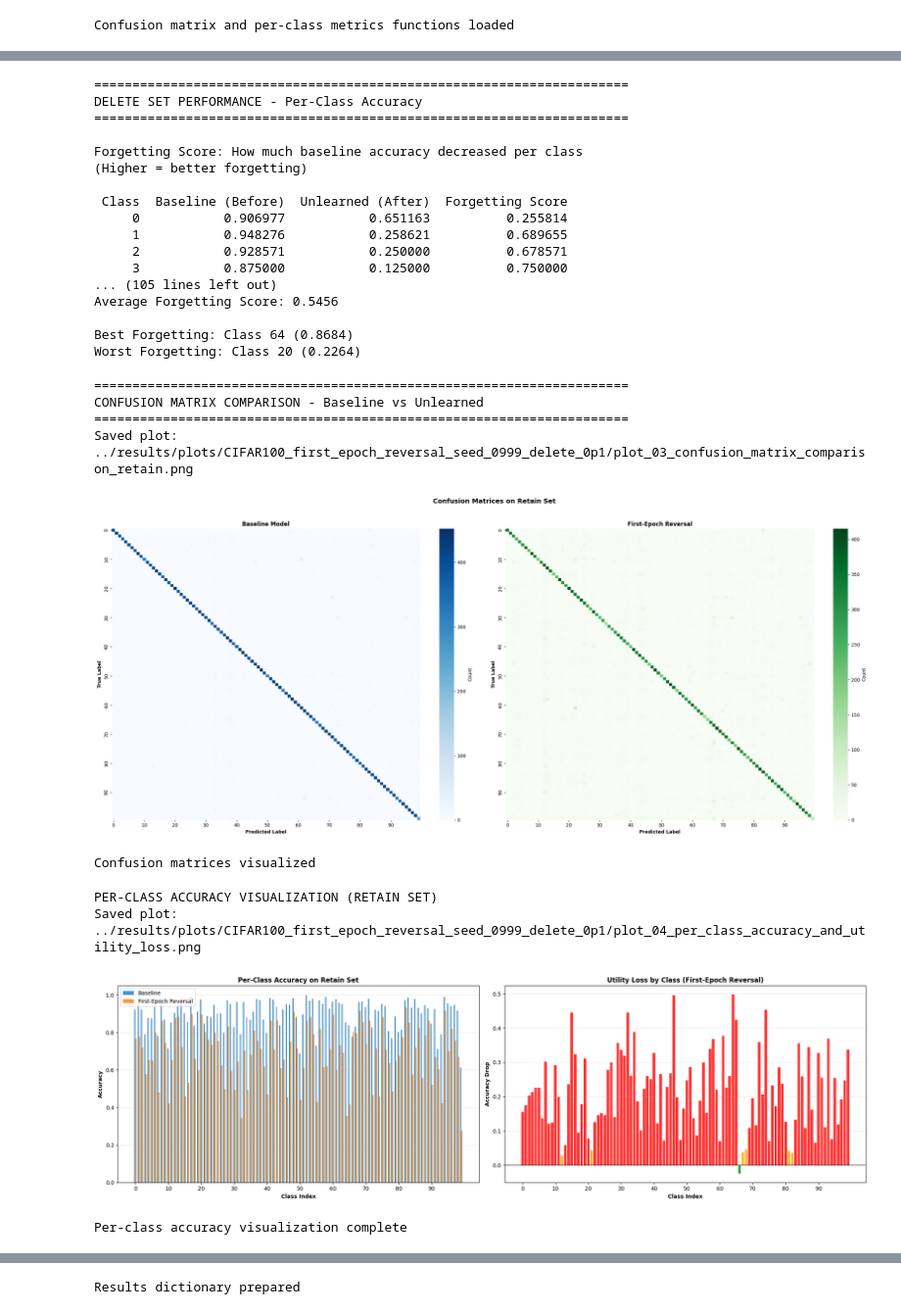
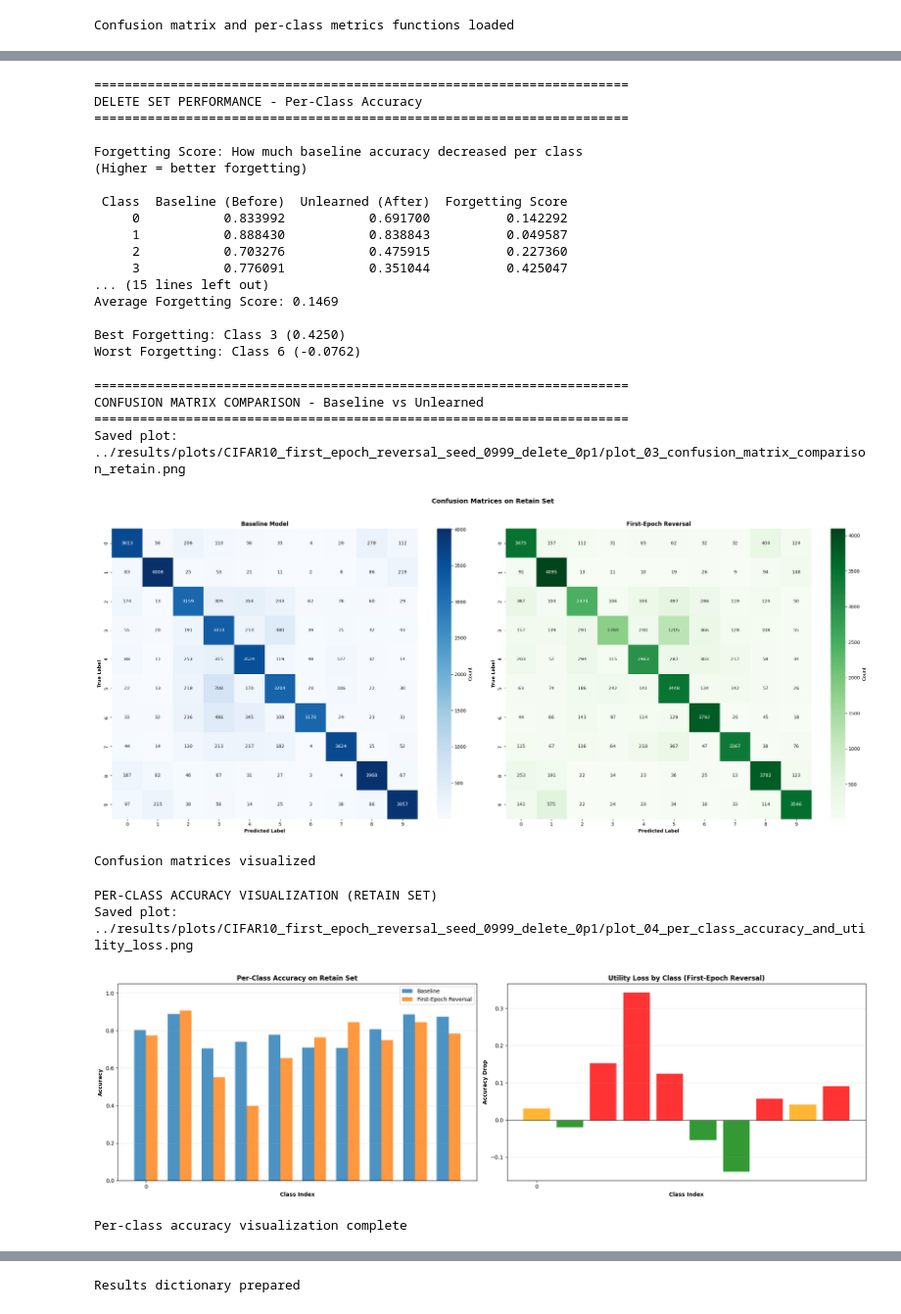
Before and after one commit to NinaAbeyratne/MU-Practice, a Jupyter notebook: notebooks/first_epoch_reversal.ipynb, the cells around one changed output, grey strips where cells are left out. Shown at 98% size. Saved outputs shown, nothing was run; the diff lists cells and outputs as text; code cells hidden in the pictures.

```diff
--- a/notebooks/first_epoch_reversal.ipynb
+++ b/notebooks/first_epoch_reversal.ipynb
@@ -22,8 +22,8 @@ TRAIN_EPOCHS = 10
 SAVE_EPOCH = 0
 RETRAIN_EPOCHS = 3
 LOSS_NAME = "CrossEntropyLoss"
-DATASET_TAG = "CIFAR100"
-NUM_CLASSES = 100  # CIFAR-100 has 100 classes
+DATASET_TAG = "CIFAR10"
+NUM_CLASSES = 10  # CIFAR-10 has 10 classes
 
 print(f"Configuration loaded:")
 print(f"  Dataset: {DATASET_TAG}")
@@ -82,9 +82,9 @@ transform = transforms.Compose([
 ])
 
 # Changed datasets.MNIST to datasets.CIFAR10/100
-# dataset = datasets.CIFAR10(
+dataset = datasets.CIFAR10(
 # dataset = datasets.MNIST(
-dataset = datasets.CIFAR100(
+# dataset = datasets.CIFAR100(
     root="./data",
     train=True,
     download=True,
@@ -126,8 +126,8 @@ class SimpleCNN(nn.Module):
             nn.MaxPool2d(2),
             nn.Flatten(),
             # nn.Linear(5408, 10),     # Original for MNIST with 28x28 input
-            # nn.Linear(7200, 10)     # Changed 5408 to 7200 for 32x32 input
-            nn.Linear(7200, 100), # Changed 10 to 100 for CIFAR-100 (100 classes instead of 10
+            nn.Linear(7200, 10)     # Changed 5408 to 7200 for 32x32 input
+            # nn.Linear(7200, 100), # Changed 10 to 100 for CIFAR-100 (100 classes instead of 10
         )
 
     def forward(self, x):
@@ -589,10 +591,16 @@ unlearned_delete_cm, unlearned_delete_pc, _, _ = compute_confusion_matrix_and_pe
 
 # Create comparison dataframe for DELETE set
 delete_comparison_data = {
-    'Class': list(range(100)),
-    'Baseline (Before)': [baseline_delete_pc[d] for d in range(100)],
-    'Unlearned (After)': [unlearned_delete_pc[d] for d in range(100)],
+    'Class': list(range(10)),
+    'Baseline (Before)': [baseline_delete_pc[d] for d in range(10)],
+    'Unlearned (After)': [unlearned_delete_pc[d] for d in range(10)],
 }
+
+# delete_comparison_data = {
+#     'Class': list(range(100)),
+#     'Baseline (Before)': [baseline_delete_pc[d] for d in range(100)],
+#     'Unlearned (After)': [unlearned_delete_pc[d] for d in range(100)],
+# }
 
 # Forgetting scores
 delete_comparison_data['Forgetting Score'] = [
@@ -601,7 +609,8 @@ delete_comparison_data['Forgetting Score'] = [
     else (baseline_delete_pc[d] if unlearned_delete_pc[d] is None else -unlearned_delete_pc[d])
     if baseline_delete_pc[d] is not None or unlearned_delete_pc[d] is not None
     else 0.0
-    for d in range(100)
+    for d in range(10)
+    # for d in range(100)
 ]
 
 import pandas as pd
@@ -627,15 +636,15 @@ Forgetting Score: How much baseline accuracy decreased per class
 (Higher = better forgetting)
 
  Class  Baseline (Before)  Unlearned (After)  Forgetting Score
-     0           0.906977           0.651163          0.255814
-     1           0.948276           0.258621          0.689655
-     2           0.928571           0.250000          0.678571
-     3           0.875000           0.125000          0.750000
-... (105 lines left out)
-Average Forgetting Score: 0.5456
+     0           0.833992           0.691700          0.142292
+     1           0.888430           0.838843          0.049587
+     2           0.703276           0.475915          0.227360
+     3           0.776091           0.351044          0.425047
+... (15 lines left out)
+Average Forgetting Score: 0.1469
 
-Best Forgetting: Class 64 (0.8684)
-Worst Forgetting: Class 20 (0.2264)
+Best Forgetting: Class 3 (0.4250)
+Worst Forgetting: Class 6 (-0.0762)
 # %%
 print("\n" + "="*70)
 print("CONFUSION MATRIX COMPARISON - Baseline vs Unlearned")
@@ -657,8 +666,8 @@ print("Confusion matrices visualized")
 ======================================================================
 CONFUSION MATRIX COMPARISON - Baseline vs Unlearned
 ======================================================================
-Saved plot: ../results/plots/CIFAR100_first_epoch_reversal_seed_0999_delete_0p1/plot_03_confusion_matrix_comparison_retain.png
+Saved plot: ../results/plots/CIFAR10_first_epoch_reversal_seed_0999_delete_0p1/plot_03_confusion_matrix_comparison_retain.png
-[figure, old version]
+[figure, new version]
 Confusion matrices visualized
 # %%
 print("\nPER-CLASS ACCURACY VISUALIZATION (RETAIN SET)")
@@ -667,47 +676,52 @@ print("\nPER-CLASS ACCURACY VISUALIZATION (RETAIN SET)")
 fig, (ax1, ax2) = plt.subplots(1, 2, figsize=(20, 6))
 
 # Plot 1: Per-class accuracy for both methods
-classes = list(range(100))
+classes = list(range(10))
+# classes = list(range(100))
 x = np.arange(len(classes))
 width = 0.35
 
-baseline_accs = [baseline_per_class[d] for d in range(100)]
-unlearned_accs = [unlearned_per_class[d] for d in range(100)]
+baseline_accs = [baseline_per_class[d] for d in range(10)]
+unlearned_accs = [unlearned_per_class[d] for d in range(10)]
+
+# baseline_accs = [baseline_per_class[d] for d in range(100)]
+# unlearned_accs = [unlearned_per_class[d] for d in range(100)]
 
 ax1.bar(x - width/2, baseline_accs, width, label='Baseline', alpha=0.8)
 ax1.bar(x + width/2, unlearned_accs, width, label='First-Epoch Reversal', alpha=0.8)
 
 ax1.set_xlabel('Class Index', fontweight='bold')
 ax1.set_ylabel('Accuracy', fontweight='bold')
 ax1.set_title('Per-Class Accuracy on Retain Set', fontweight='bold')
 # Show every 10th class label for readability
 ax1.set_xticks(x[::10])
 ax1.set_xticklabels(classes[::10])
 ax1.legend()
 ax1.grid(axis='y', alpha=0.3)
 ax1.set_ylim([0, 1.05])
 
 # Plot 2: Utility Loss (how much each class dropped with unlearning)
-utility_losses = [baseline_per_class[d] - unlearned_per_class[d] for d in range(100)]
+utility_losses = [baseline_per_class[d] - unlearned_per_class[d] for d in range(10)]
+# utility_losses = [baseline_per_class[d] - unlearned_per_class[d] for d in range(100)]
 colors = ['red' if loss > 0.05 else 'orange' if loss > 0.02 else 'green' for loss in utility_losses]
 ax2.bar(classes, utility_losses, color=colors, alpha=0.8)
 
 ax2.set_xlabel('Class Index', fontweight='bold')
 ax2.set_xticks(classes[::10])
 ax2.set_ylabel('Accuracy Drop', fontweight='bold')
 ax2.set_title('Utility Loss by Class (First-Epoch Reversal)', fontweight='bold')
 ax2.grid(axis='y', alpha=0.3)
 ax2.axhline(y=0, color='black', linestyle='-', linewidth=0.8)
 
 plt.tight_layout()
 save_plot(fig, "plot_04_per_class_accuracy_and_utility_loss.png")
 plt.show()
 
 print("Per-class accuracy visualization complete")
 # %% [output]
 PER-CLASS ACCURACY VISUALIZATION (RETAIN SET)
-Saved plot: ../results/plots/CIFAR100_first_epoch_reversal_seed_0999_delete_0p1/plot_04_per_class_accuracy_and_utility_loss.png
+Saved plot: ../results/plots/CIFAR10_first_epoch_reversal_seed_0999_delete_0p1/plot_04_per_class_accuracy_and_utility_loss.png
-[figure, old version]
+[figure, new version]
 Per-class accuracy visualization complete
 # %%
 # Load exact model for distance comparison
```
Also changed, not shown: parts of 10 cells of this notebook, 31 other files.
